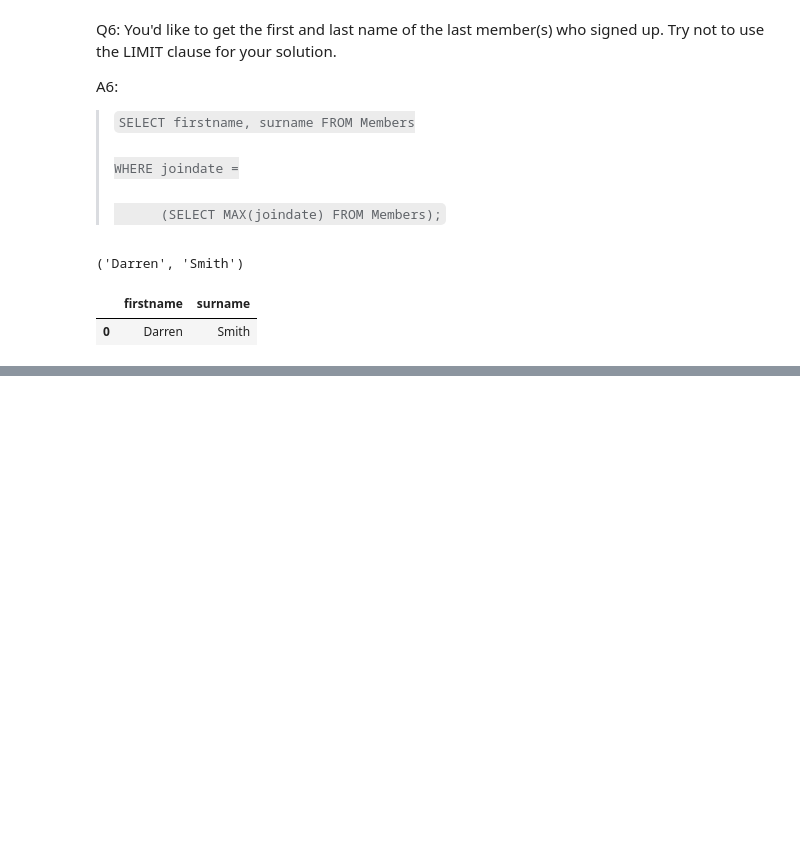
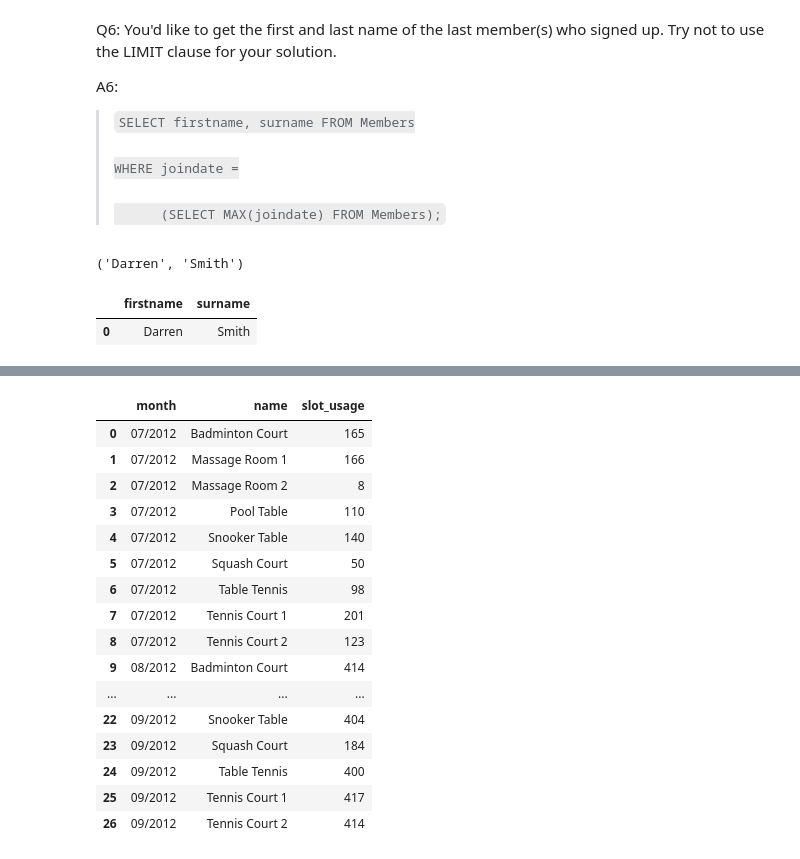
Before and after one commit to MarcJKolb/SQL_Tier_2, a Jupyter notebook: SQLTasks.ipynb, the cells around one changed output, grey strips where cells are left out. Drawn from its saved outputs; the diff is of its cells as text; code cells hidden in the pictures; blank space fills up the shorter version.

```diff
--- a/SQLTasks.ipynb
+++ b/SQLTasks.ipynb
@@ -202,0 +487,12 @@ OperationalError: near "DISTINCT": syntax error
+# %%
+# Using only sqlite3.
+
+# Writing SQL code on Nopepad++ for convencience of formatting.
+sql_file = open('query 13.sql', 'r')
+sql_query = sql_file.read()
+sql_file.close()
+
+cur.execute(sql_query)
+query_file = cur.fetchall()
+for fac in query_file:
+    print(fac)
@@ -202,0 +517,22 @@ OperationalError: near "DISTINCT": syntax error
+# %%
+# Using sqlite3 and pandas.
+querydf = pd.read_sql_query(sql_query, con)
+querydf
+# %% [output]
+|  | month | name | slot_usage |
+| 0 | 07/2012 | Badminton Court | 165 |
+| 1 | 07/2012 | Massage Room 1 | 166 |
+| 2 | 07/2012 | Massage Room 2 | 8 |
+| 3 | 07/2012 | Pool Table | 110 |
+| 4 | 07/2012 | Snooker Table | 140 |
+| 5 | 07/2012 | Squash Court | 50 |
+| 6 | 07/2012 | Table Tennis | 98 |
+| 7 | 07/2012 | Tennis Court 1 | 201 |
+| 8 | 07/2012 | Tennis Court 2 | 123 |
+| 9 | 08/2012 | Badminton Court | 414 |
+| ... | ... | ... | ... |
+| 22 | 09/2012 | Snooker Table | 404 |
+| 23 | 09/2012 | Squash Court | 184 |
+| 24 | 09/2012 | Table Tennis | 400 |
+| 25 | 09/2012 | Tennis Court 1 | 417 |
+| 26 | 09/2012 | Tennis Court 2 | 414 |
```
Also changed, not shown: parts of 20 cells of this notebook, 5 other files.
